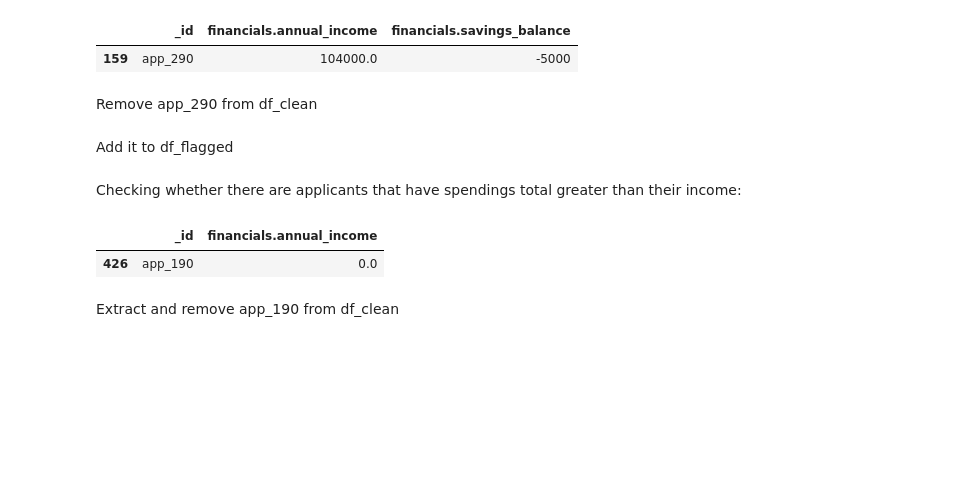
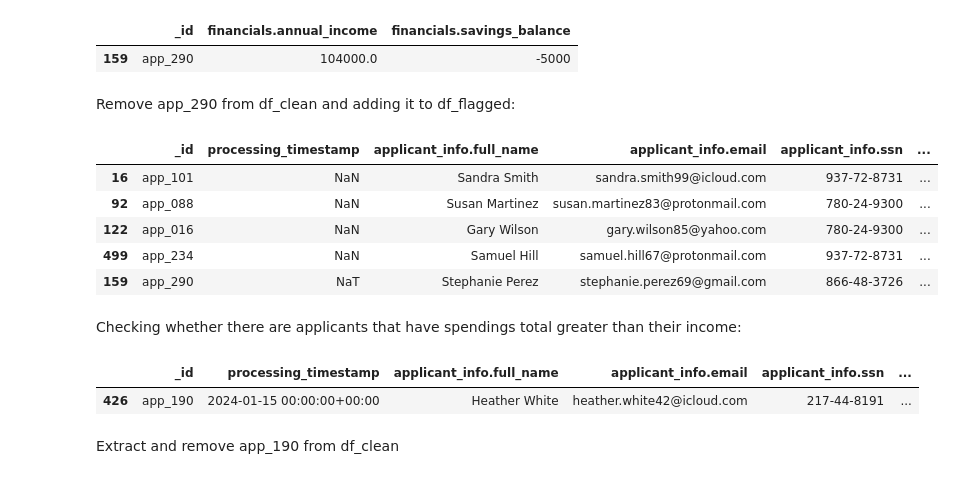
Before and after one commit to fmdmneves2003/data-ecosystems-project, a Jupyter notebook: notebooks/01-data-quality.ipynb, the cells around one changed output. Drawn from its saved outputs; the diff is of its cells as text; code cells hidden in the pictures; blank space fills up the shorter version.

Commit message:
Final adjustments to data quality notebook

```diff
--- a/notebooks/01-data-quality.ipynb
+++ b/notebooks/01-data-quality.ipynb
@@ -282,0 +253,3 @@ df_clean.head()
+# %%
+# Initialize flagged records tracker
+df_flagged = pd.DataFrame(columns=df.columns.tolist() + ["flag_reason"])
@@ -501,4 +466,4 @@ df_clean.loc[
 |  | _id | financials.annual_income | financials.savings_balance |
 | 159 | app_290 | 104000.0 | -5000 |
 # %% [markdown]
-Remove app_290 from df_clean
+Remove app_290 from df_clean and adding it to df_flagged:
@@ -508,20 +470,23 @@ df_clean = df_clean[df_clean["_id"] != "app_290"]
-# %% [markdown]
-Add it to df_flagged
-# %%
-row_to_flag["flag_reason"] = "Negative savings balance"
-df_flagged = pd.concat([df_flagged, row_to_flag])
+# %%
+df_flagged = pd.concat([df_flagged, df_clean[df_clean["_id"] == "app_290"].assign(flag_reason="Negative savings balance")])
+df_clean = df_clean[df_clean["_id"] != "app_290"]
+# %%
+df_flagged.head()
+# %% [output]
+|  | _id | processing_timestamp | applicant_info.full_name | applicant_info.email | applicant_info.ssn | ... |
+| 16 | app_101 | NaN | Sandra Smith | sandra.smith99@icloud.com | 937-72-8731 | ... |
+| 92 | app_088 | NaN | Susan Martinez | susan.martinez83@protonmail.com | 780-24-9300 | ... |
+| 122 | app_016 | NaN | Gary Wilson | gary.wilson85@yahoo.com | 780-24-9300 | ... |
+| 499 | app_234 | NaN | Samuel Hill | samuel.hill67@protonmail.com | 937-72-8731 | ... |
+| 159 | app_290 | NaT | Stephanie Perez | stephanie.perez69@gmail.com | 866-48-3726 | ... |
 # %% [markdown]
 Checking whether there are applicants that have spendings total greater than their income:
-# %%
-spend_cols = [c for c in df_clean.columns if c.startswith("spend_")]
-total_spend = df_clean[spend_cols].sum(axis=1)
-
-df_clean.loc[
-    total_spend > df_clean["financials.annual_income"],
-    ["_id", "financials.annual_income"]
-]
-# %% [output]
-|  | _id | financials.annual_income |
-| 426 | app_190 | 0.0 |
+# %%
+df_clean.loc[
+    df_clean[[c for c in df_clean.columns if c.startswith("spend_")]].sum(axis=1) > df_clean["financials.annual_income"]
+]
+# %% [output]
+|  | _id | processing_timestamp | applicant_info.full_name | applicant_info.email | applicant_info.ssn | ... |
+| 426 | app_190 | 2024-01-15 00:00:00+00:00 | Heather White | heather.white42@icloud.com | 217-44-8191 | ... |
 # %% [markdown]
 Extract and remove app_190 from df_clean
```
Also changed, not shown: parts of 83 cells of this notebook, 2 other files.
